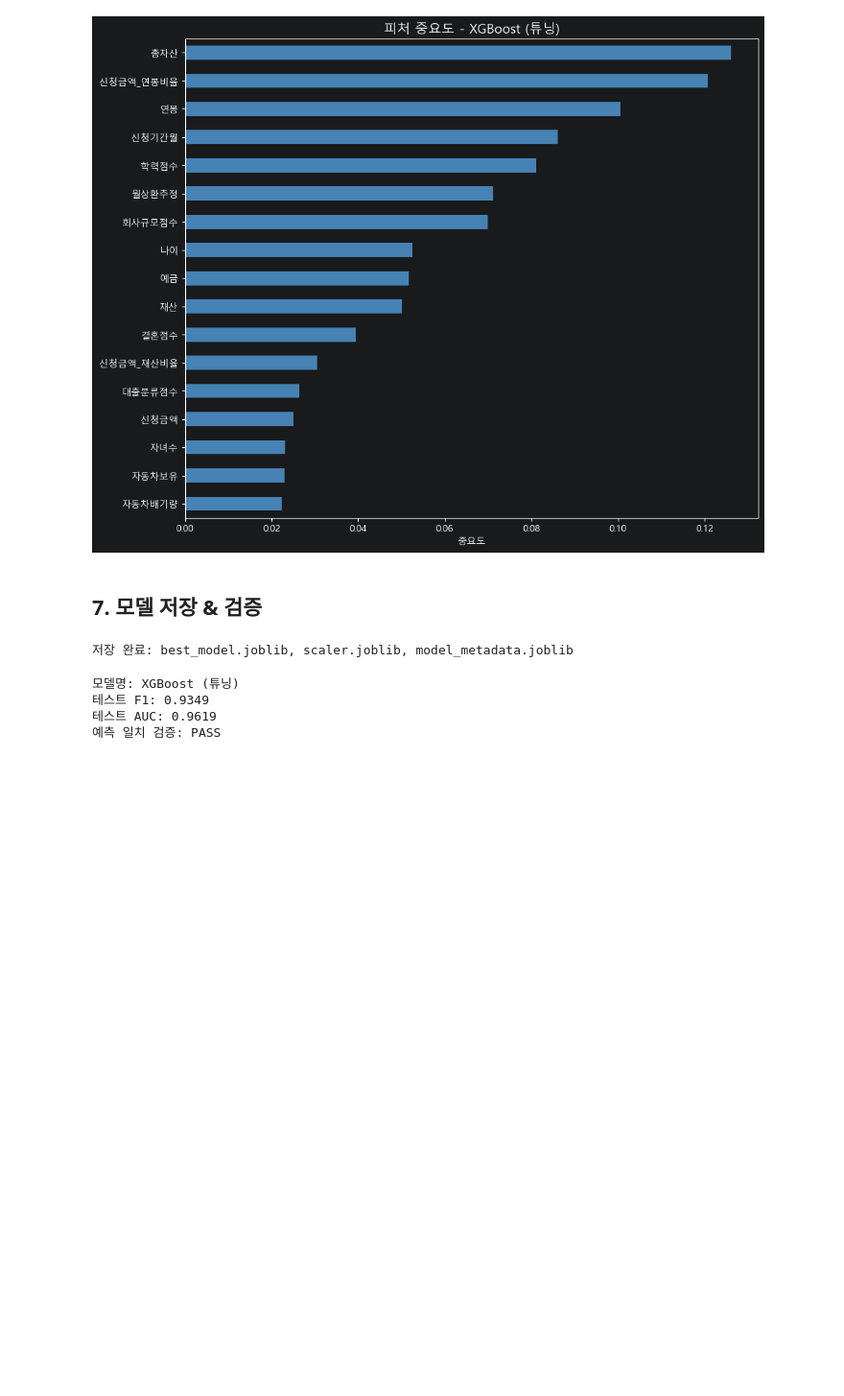
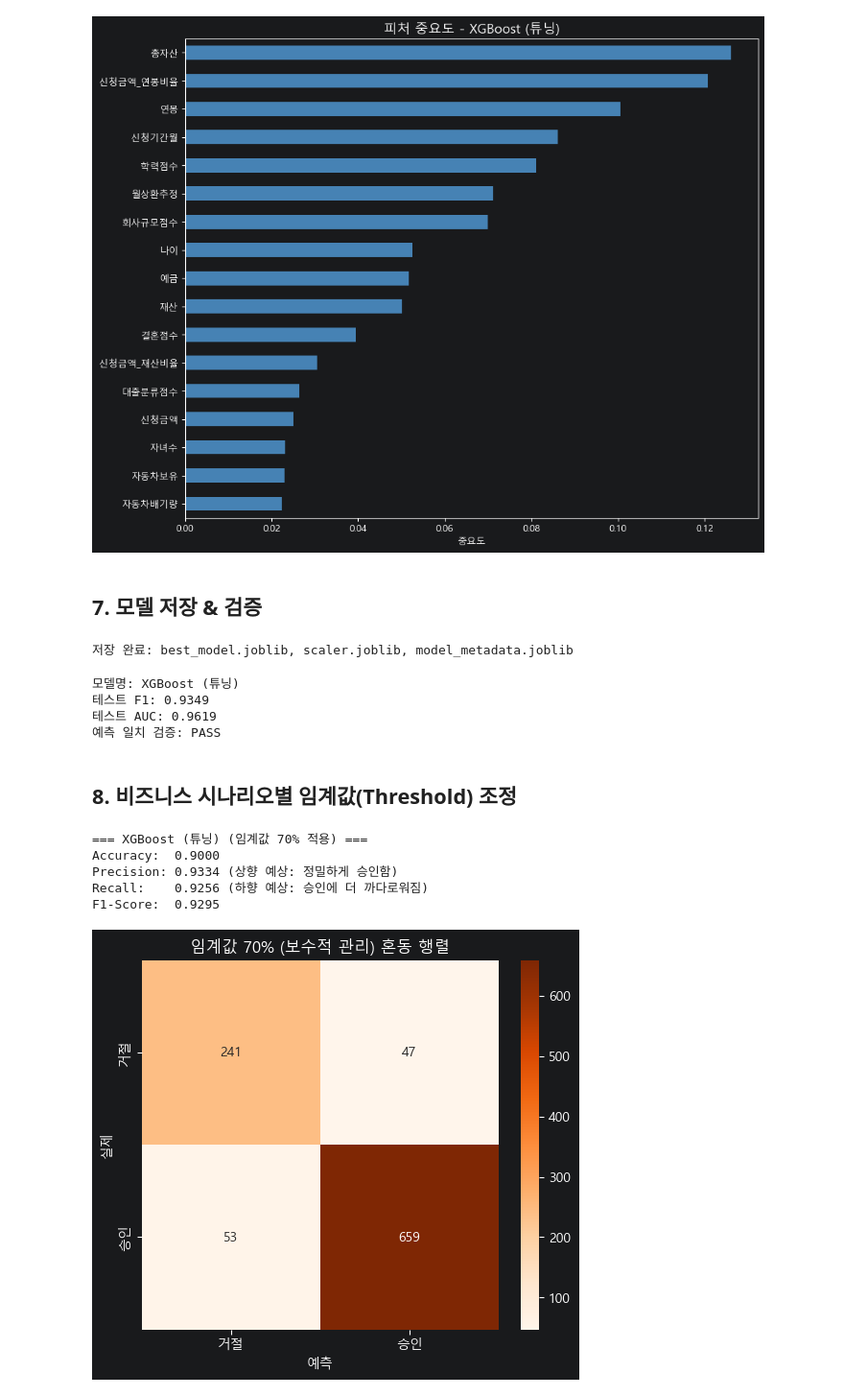
Before and after one commit to PARK1217/quest1_festcampus, a Jupyter notebook: credit_scoring_model.ipynb, the cells around one changed output. Shown at 96% size. Drawn from its saved outputs; the diff is of its cells as text; code cells hidden in the pictures; blank space fills up the shorter version.

```diff
--- a/credit_scoring_model.ipynb
+++ b/credit_scoring_model.ipynb
@@ -558,3 +570,39 @@ print(f'예측 일치 검증: {"PASS" if match else "FAIL"}')
 테스트 F1: 0.9349
 테스트 AUC: 0.9619
 예측 일치 검증: PASS
+# %% [markdown]
+## 8. 비즈니스 시나리오별 임계값(Threshold) 조정
+# %%
+# --- [보수적 관리 시나리오: 임계값 70% 조정] ---
+# 은행의 리스크 관리를 강화하기 위해 승인 기준을 더 엄격하게(70%) 높여봅니다.
+import pandas as pd
+import seaborn as sns
+import matplotlib.pyplot as plt
+from sklearn.metrics import accuracy_score, precision_score, recall_score, f1_score, confusion_matrix
+
+threshold = 0.7
+y_proba_best = best_model.predict_proba(X_test_scaled)[:, 1]
+y_pred_70 = (y_proba_best >= threshold).astype(int)
+
+print(f'=== {best_name} (임계값 70% 적용) ===')
+print(f'Accuracy:  {accuracy_score(y_test, y_pred_70):.4f}')
+print(f'Precision: {precision_score(y_test, y_pred_70):.4f} (상향 예상: 정밀하게 승인함)')
+print(f'Recall:    {recall_score(y_test, y_pred_70):.4f} (하향 예상: 승인에 더 까다로워짐)')
+print(f'F1-Score:  {f1_score(y_test, y_pred_70):.4f}')
+
+# 혼동 행렬 시각화
+cm_70 = confusion_matrix(y_test, y_pred_70)
+plt.figure(figsize=(6, 5))
+sns.heatmap(cm_70, annot=True, fmt='d', cmap='Oranges',
+            xticklabels=['거절', '승인'], yticklabels=['거절', '승인'])
+plt.title(f'임계값 70% (보수적 관리) 혼동 행렬')
+plt.xlabel('예측')
+plt.ylabel('실제')
+plt.show()
+# %% [output]
+=== XGBoost (튜닝) (임계값 70% 적용) ===
+Accuracy:  0.9000
+Precision: 0.9334 (상향 예상: 정밀하게 승인함)
+Recall:    0.9256 (하향 예상: 승인에 더 까다로워짐)
+F1-Score:  0.9295
+[figure, added]
```
Also changed, not shown: parts of 1 cell of this notebook, 5 other files.
